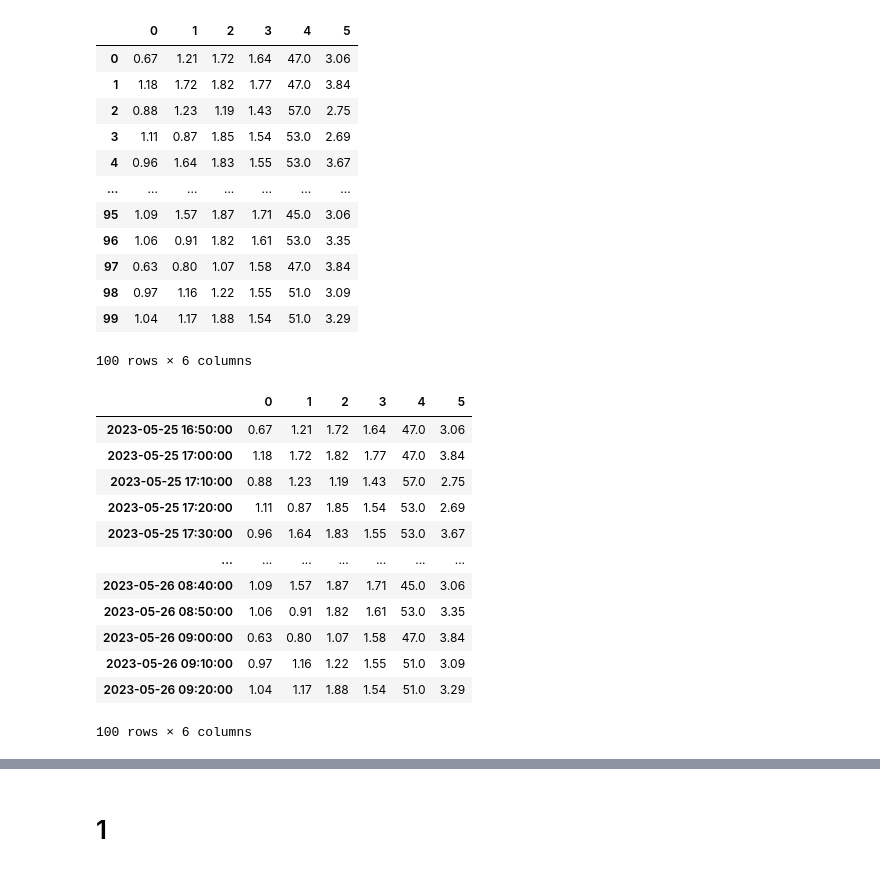
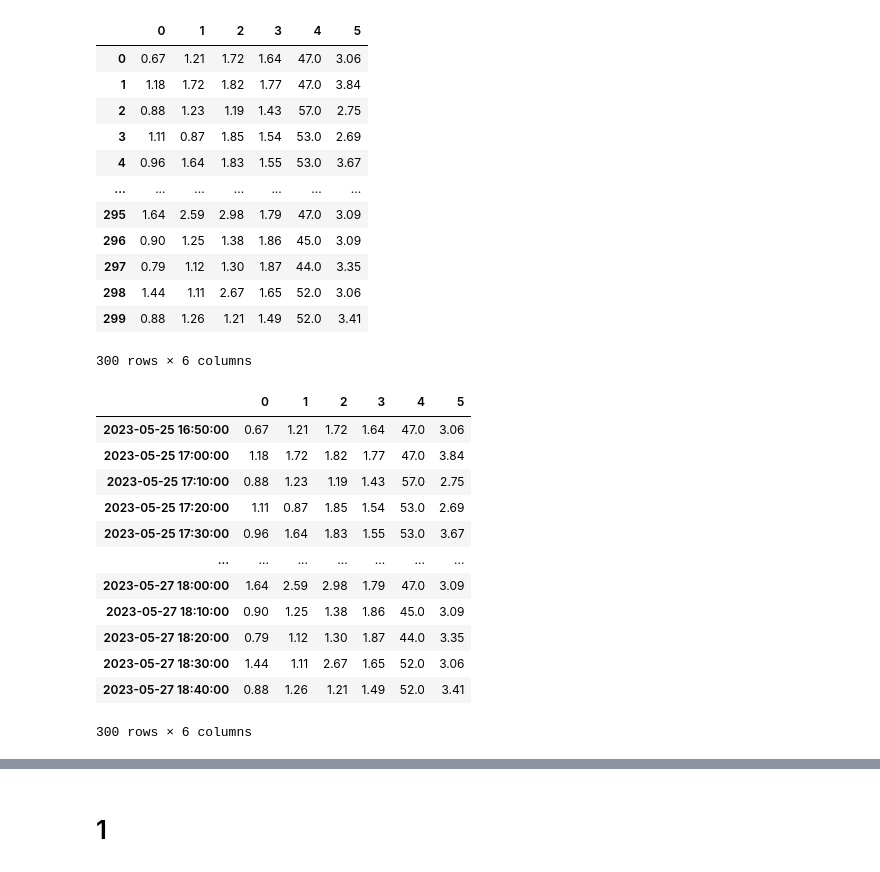
Before and after one commit to hzf125521/adtk, a Jupyter notebook: _test_baogang/demo.ipynb, the cells around one changed output, grey strips where cells are left out. Drawn from its saved outputs; the diff is of its cells as text; code cells hidden in the pictures.

```diff
--- a/_test_baogang/demo.ipynb
+++ b/_test_baogang/demo.ipynb
@@ -9,22 +9,22 @@ path = os.path.join(cur_path, folder)
 train_x, test_x = select_data_func(folder)(path, type=2)
 # %%
 import pandas as pd
-df = pd.DataFrame(train_x[0:100])
+df = pd.DataFrame(train_x[0:300])
 df
 # %% [output]
 |  | 0 | 1 | 2 | 3 | 4 | 5 |
 | 0 | 0.67 | 1.21 | 1.72 | 1.64 | 47.0 | 3.06 |
 | 1 | 1.18 | 1.72 | 1.82 | 1.77 | 47.0 | 3.84 |
 | 2 | 0.88 | 1.23 | 1.19 | 1.43 | 57.0 | 2.75 |
 | 3 | 1.11 | 0.87 | 1.85 | 1.54 | 53.0 | 2.69 |
 | 4 | 0.96 | 1.64 | 1.83 | 1.55 | 53.0 | 3.67 |
 | ... | ... | ... | ... | ... | ... | ... |
-| 95 | 1.09 | 1.57 | 1.87 | 1.71 | 45.0 | 3.06 |
-| 96 | 1.06 | 0.91 | 1.82 | 1.61 | 53.0 | 3.35 |
-| 97 | 0.63 | 0.80 | 1.07 | 1.58 | 47.0 | 3.84 |
-| 98 | 0.97 | 1.16 | 1.22 | 1.55 | 51.0 | 3.09 |
-| 99 | 1.04 | 1.17 | 1.88 | 1.54 | 51.0 | 3.29 |
+| 295 | 1.64 | 2.59 | 2.98 | 1.79 | 47.0 | 3.09 |
+| 296 | 0.90 | 1.25 | 1.38 | 1.86 | 45.0 | 3.09 |
+| 297 | 0.79 | 1.12 | 1.30 | 1.87 | 44.0 | 3.35 |
+| 298 | 1.44 | 1.11 | 2.67 | 1.65 | 52.0 | 3.06 |
+| 299 | 0.88 | 1.26 | 1.21 | 1.49 | 52.0 | 3.41 |
-100 rows × 6 columns
+300 rows × 6 columns
 # %%
 start_time = "2023-05-25 16:50:00"
 time_interval = "10T"  # 10分钟的时间间隔
@@ -38,12 +38,12 @@ df
 | 2023-05-25 17:20:00 | 1.11 | 0.87 | 1.85 | 1.54 | 53.0 | 2.69 |
 | 2023-05-25 17:30:00 | 0.96 | 1.64 | 1.83 | 1.55 | 53.0 | 3.67 |
 | ... | ... | ... | ... | ... | ... | ... |
-| 2023-05-26 08:40:00 | 1.09 | 1.57 | 1.87 | 1.71 | 45.0 | 3.06 |
-| 2023-05-26 08:50:00 | 1.06 | 0.91 | 1.82 | 1.61 | 53.0 | 3.35 |
-| 2023-05-26 09:00:00 | 0.63 | 0.80 | 1.07 | 1.58 | 47.0 | 3.84 |
-| 2023-05-26 09:10:00 | 0.97 | 1.16 | 1.22 | 1.55 | 51.0 | 3.09 |
-| 2023-05-26 09:20:00 | 1.04 | 1.17 | 1.88 | 1.54 | 51.0 | 3.29 |
+| 2023-05-27 18:00:00 | 1.64 | 2.59 | 2.98 | 1.79 | 47.0 | 3.09 |
+| 2023-05-27 18:10:00 | 0.90 | 1.25 | 1.38 | 1.86 | 45.0 | 3.09 |
+| 2023-05-27 18:20:00 | 0.79 | 1.12 | 1.30 | 1.87 | 44.0 | 3.35 |
+| 2023-05-27 18:30:00 | 1.44 | 1.11 | 2.67 | 1.65 | 52.0 | 3.06 |
+| 2023-05-27 18:40:00 | 0.88 | 1.26 | 1.21 | 1.49 | 52.0 | 3.41 |
-100 rows × 6 columns
+300 rows × 6 columns
 # %%
 from src.adtk.visualization._visualization import plot
 plot(df, figsize=(16, 20))
```
Also changed, not shown: parts of 5 cells of this notebook, 1 other file.
